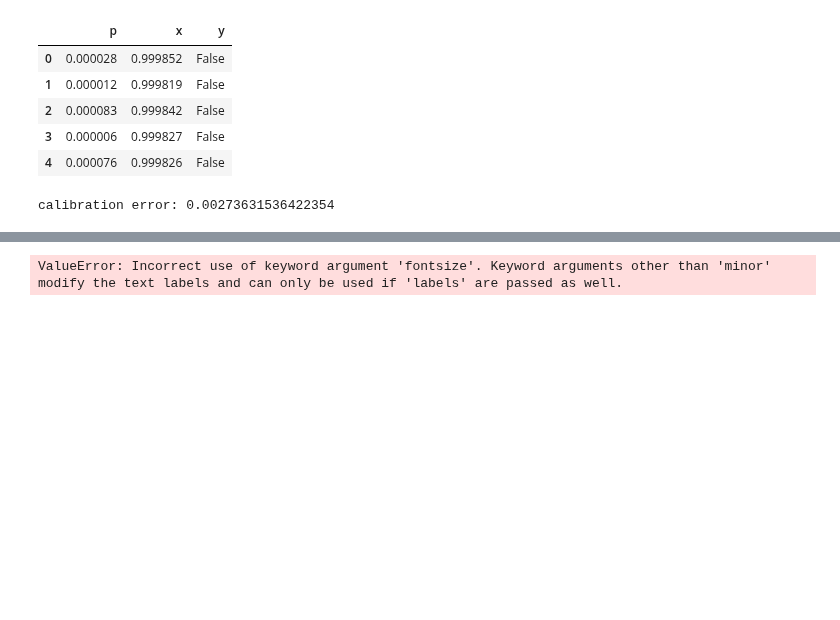
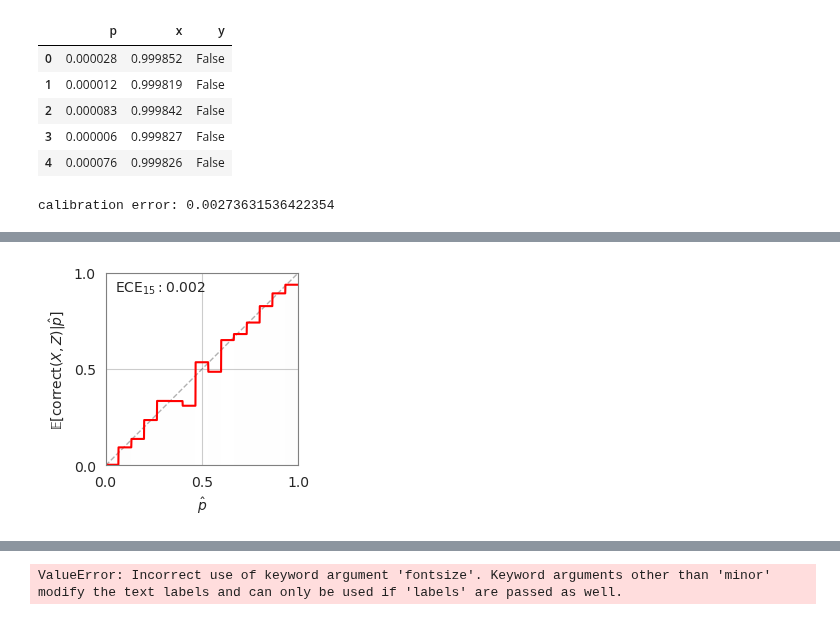
Before and after one commit to ronboger/conformal-protein-retrieval, a Jupyter notebook: pfam/sva_reliability.ipynb, the cells around one changed output, grey strips where cells are left out. Drawn from its saved outputs; the diff is of its cells as text; code cells hidden in the pictures; blank space fills up the shorter version.

```diff
--- a/pfam/sva_reliability.ipynb
+++ b/pfam/sva_reliability.ipynb
@@ -59,3 +59,26 @@ plt.savefig('/data/ron/protein-conformal/figs/pfam_new/rel_diagram.pdf', format=
+# %%
+fig, ax = plt.subplots(figsize=(2.5, 2.5))
+rp.rel_diagram_binned(f, y, ax=ax, fig=fig)
+ax.set_xlabel(r'$\hat{p}$', fontsize=10)
+ax.set_ylabel(r'$\mathrm{\mathbb{E}}[\text{correct}(X, Z)|\hat{p}]$', fontsize=10)
+
+# Set ticks without fontsize argument
+ax.set_xticks([0, 0.5, 1])
+ax.set_yticks([0, 0.5, 1])
+
+# Use tick_params to set fontsize for the tick labels
+ax.tick_params(axis='both', which='major', labelsize=10)
+
+# Add logic for adjusting the ECE annotation size
+for child in ax.get_children():
+    if isinstance(child, plt.Text) and 'ECE' in child.get_text():
+        child.set_fontsize(10)  # Adjust the font size of the ECE annotation
+        break
+
+# Save the plot as a PDF
+plt.savefig('rel_diagram.pdf', format='pdf', bbox_inches='tight')
+# %% [output]
+[figure, added]
 # %%
 # plt.figure(figsize=(2.5, 2.5))
 fig, ax = plt.subplots(figsize=(2.5, 2.5))
```
Also changed, not shown: parts of 4 cells of this notebook, 5 other files.
